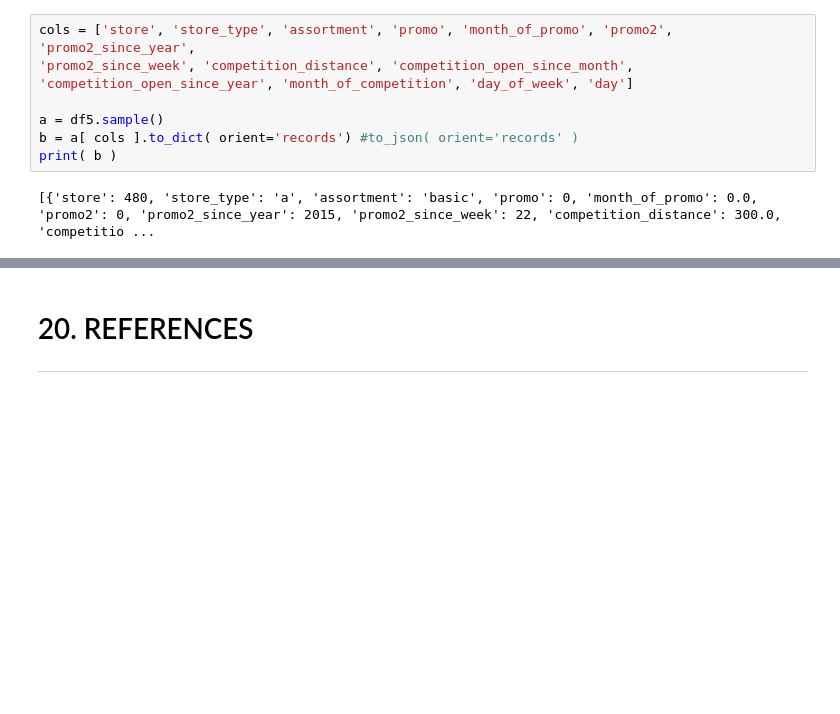
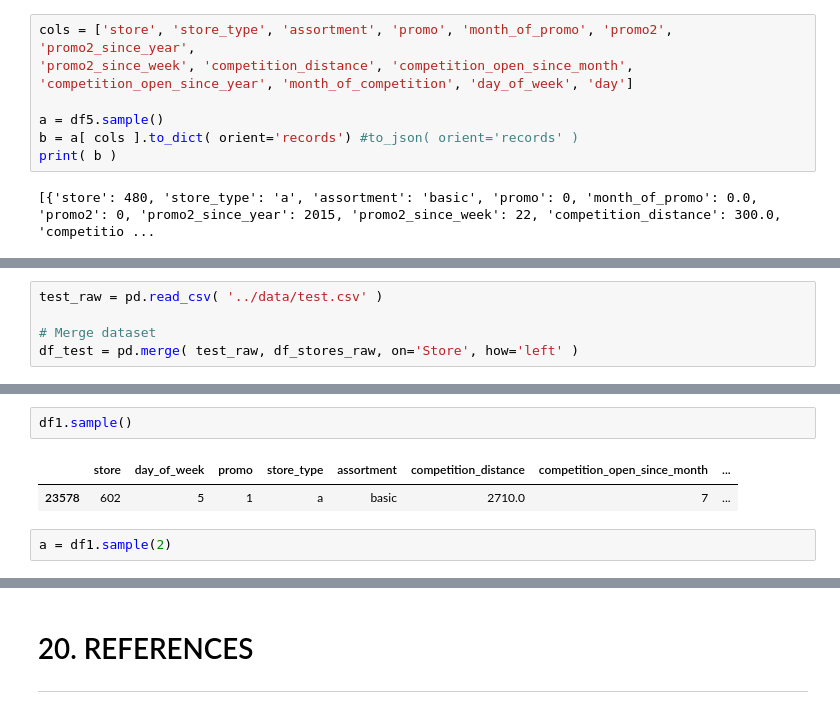
Before and after one commit to Meigarom/Predictive-Analytics, a Jupyter notebook: notebooks/Predictive-Analytics-Rossmann.ipynb, the cells around one changed output, grey strips where cells are left out. Saved outputs shown, nothing was run; the diff lists cells and outputs as text; blank space fills up the shorter version.

```diff
--- a/notebooks/Predictive-Analytics-Rossmann.ipynb
+++ b/notebooks/Predictive-Analytics-Rossmann.ipynb
@@ -1619,0 +1624,5 @@ Request Status: 200 code:200
+# %%
+test_raw = pd.read_csv( '../data/test.csv' )
+
+# Merge dataset
+df_test = pd.merge( test_raw, df_stores_raw, on='Store', how='left' )
@@ -1619,0 +1716,7 @@ Request Status: 200 code:200
+# %%
+df1.sample()
+# %% [output]
+|  | store | day_of_week | promo | store_type | assortment | competition_distance | competition_open_since_month | ... |
+| 23578 | 602 | 5 | 1 | a | basic | 2710.0 | 7 | ... |
+# %%
+a = df1.sample(2)
```
Also changed, not shown: parts of 8 cells of this notebook.
